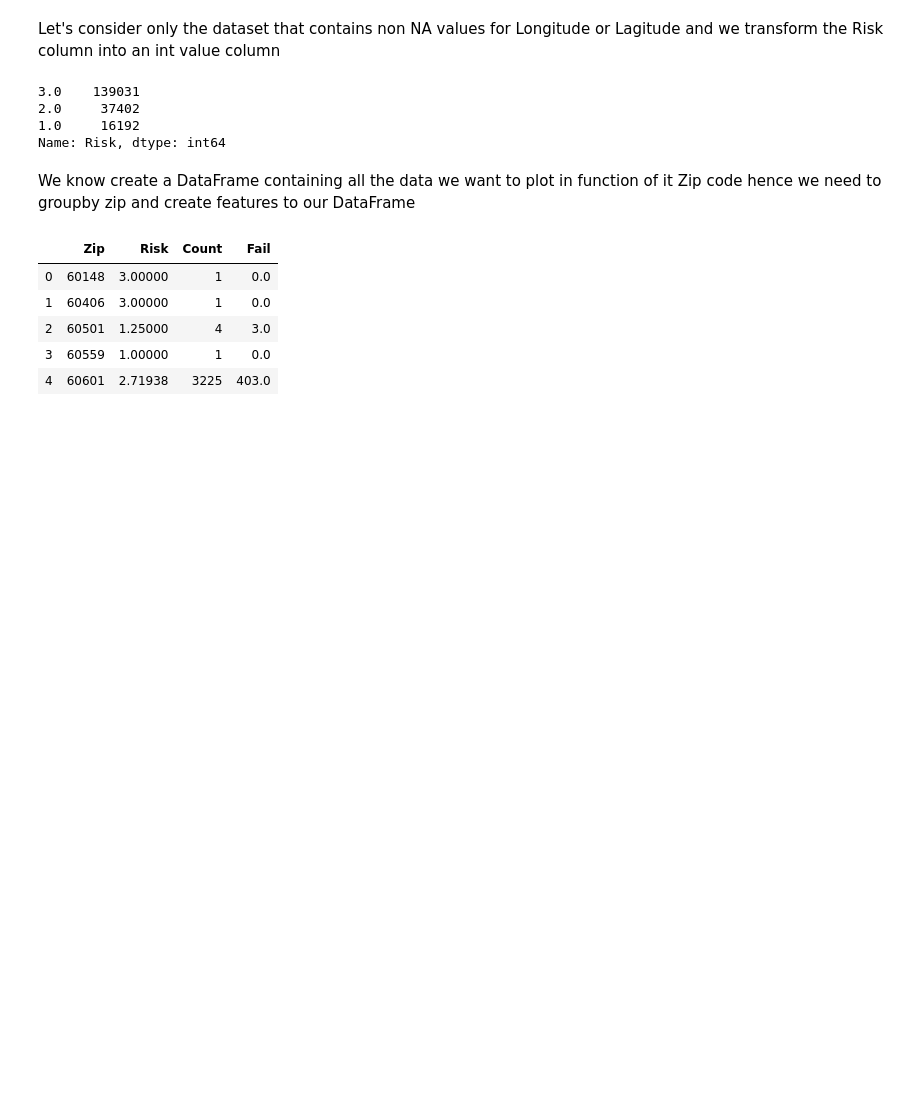
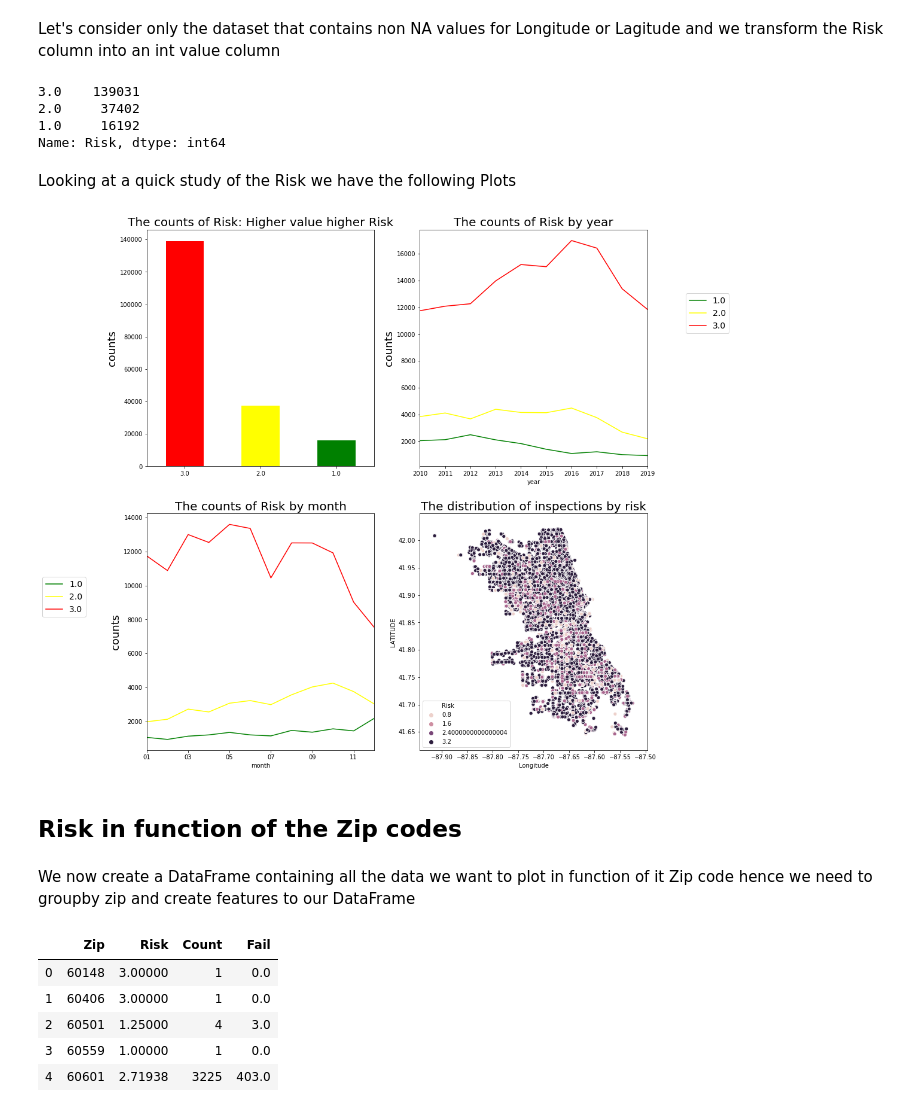
Before and after one commit to adr1anh/DeepDish, a Jupyter notebook: Food Inspection_Marc.ipynb, the cells around one changed output. Drawn from its saved outputs; the diff is of its cells as text; code cells hidden in the pictures; blank space fills up the shorter version.

```diff
--- a/Food Inspection_Marc.ipynb
+++ b/Food Inspection_Marc.ipynb
@@ -19,6 +19,10 @@ data.head()
 | 3 | 2345370 | CAFE BALLOU | CAFE BALLOU & DELI | 2433048.0 | Restaurant | Risk 1 (High) | 939 N WESTERN AVE | CHICAGO | IL | ... |
 | 4 | 2345376 | GARIBAY POULTRY | GARIBAY POULTRY | 1908500.0 | CUSTOM POULTRY SLAUGHTER | Risk 2 (Medium) | 2100 S CALIFORNIA AVE | CHICAGO | IL | ... |
 5 rows × 22 columns
+# %%
+data['year']=data['Inspection Date'].apply(lambda x:x.split('-')[0])
+data['month']=data['Inspection Date'].apply(lambda x:x.split('-')[1])
+data['day']=data['Inspection Date'].apply(lambda x:x.split('-')[2].split('T')[0])
 # %% [markdown]
 Let's consider only the dataset that contains non NA values for Longitude or Lagitude and we transform the Risk column into an int value column
 # %%
@@ -35,8 +39,37 @@ data_removed["Risk"].value_counts()
 2.0     37402
 1.0     16192
 Name: Risk, dtype: int64
+# %% [markdown]
+Looking at a quick study of the Risk we have the following Plots
+# %%
+fig,ax=plt.subplots(2,2,figsize=(15,16))
+data_removed.Risk.value_counts().plot(kind='bar',color=['red','yellow','green'],ax=ax[0,0])
+ax[0,0].tick_params(axis='x',labelrotation=360)
+ax[0,0].set_title("The counts of Risk: Higher value higher Risk",size=20)
+ax[0,0].set_ylabel('counts',size=18)
+
+
+data_removed.groupby(['year','Risk'])['Inspection ID'].agg('count').unstack('Risk').plot(ax=ax[0,1],color=['green','yellow','red'])
+ax[0,1].legend(loc=0, ncol=1, fontsize=14,bbox_to_anchor=(1.15,0.75))
+ax[0,1].set_title("The counts of Risk by year",size=20)
+ax[0,1].set_ylabel('counts',size=18)
+
+data_removed.groupby(['month','Risk'])['Inspection ID'].agg('count').unstack('Risk').plot(ax=ax[1,0],color=['green','yellow','red'])
+ax[1,0].legend(loc=0, ncol=1, fontsize=14,bbox_to_anchor=(-0.25,0.75))
+ax[1,0].set_title("The counts of Risk by month",size=20)
+ax[1,0].set_ylabel('counts',size=18)
+
+sns.scatterplot(x='Longitude',y='Latitude',hue='Risk' ,data=data_removed, ax=ax[1,1])
+ax[1,1].set_title("The distribution of inspections by risk",size=20)
+ax[1,1].set_xlabel('Longitude')
+ax[1,1].set_ylabel('LATITUDE')
+plt.show()
+# %% [output]
+[figure, added]
+# %% [markdown]
+## Risk in function of the Zip codes
 # %% [markdown]
-We know create a DataFrame containing all the data we want to plot in function of it Zip code hence we need to groupby zip and create features to our DataFrame
+We now create a DataFrame containing all the data we want to plot in function of it Zip code hence we need to groupby zip and create features to our DataFrame
 # %%
 # Count number of failed exams
 X = data_removed[data_removed['Results'] == 'Fail'].groupby('Zip')["Results"].count()
```
Also changed, not shown: parts of 8 cells of this notebook.
